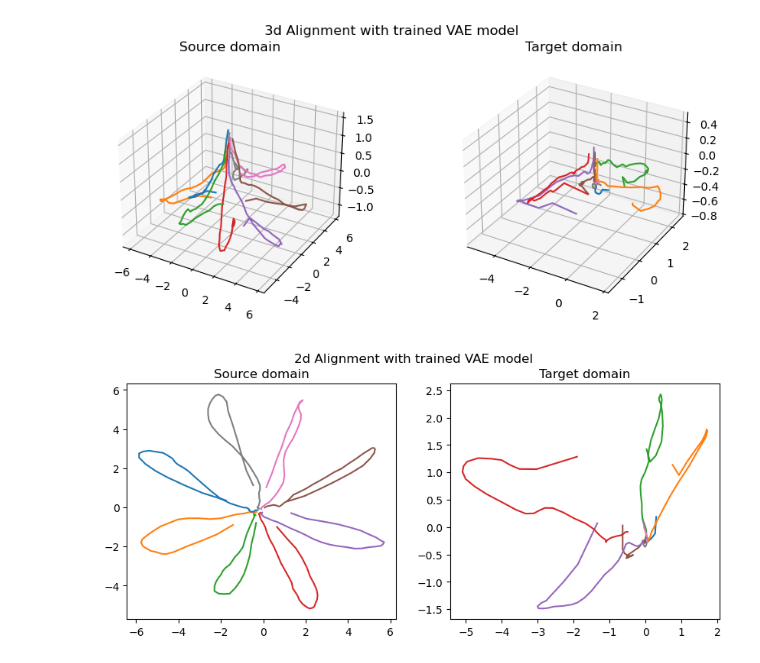
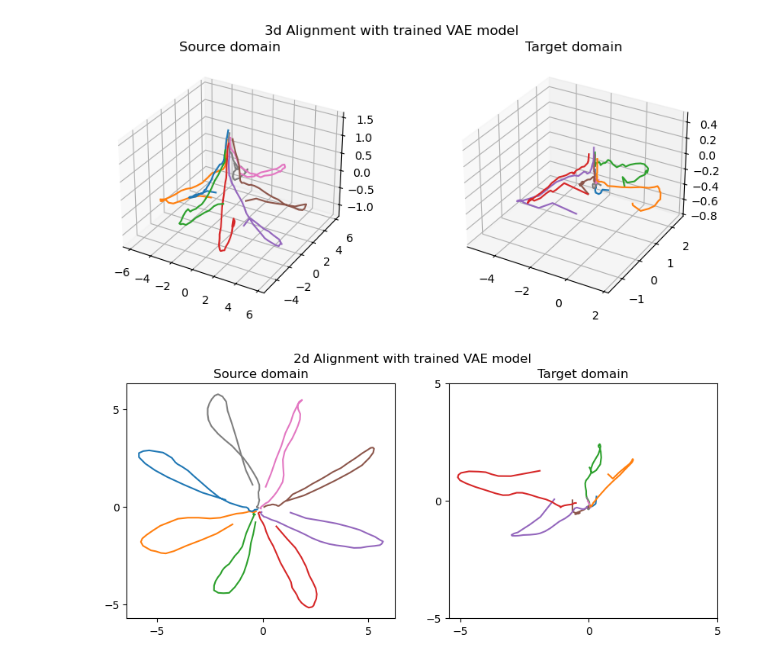
Before and after one commit to YueChen0628/ERDiff, a Jupyter notebook: ERDiff.ipynb, the cells around one changed output. Cells and saved outputs as stored; diff of their text form; code cells hidden in the pictures.

```diff
--- a/ERDiff.ipynb
+++ b/ERDiff.ipynb
@@ -579,26 +579,30 @@ fp.close()
 # %%
 colors = ['C0', 'C1', 'C2', 'C3', 'C4', 'C5', 'C6', 'C7']
 
 fig = plt.figure(figsize=(10, 4))
 plt.suptitle("2d Alignment with trained VAE model")
 ax1 = fig.add_subplot(121)
 ax1.set_title("Source domain")
 for key in train_dir_dict.keys(): # direction
     direction = int(key)
     trials = train_dir_dict[key]
     trajectory = np.mean(train_latents_show[trials, :, :], axis=0)
     ax1.plot(trajectory[:, 0], trajectory[:, 1], c=colors[direction])
+ax1.set_xticks([-5, 0, 5])
+ax1.set_yticks([-5, 0, 5])
 ax2 = fig.add_subplot(122)
 ax2.set_title("Target domain")
 for key in test_dir_dict.keys(): # direction
     direction = int(key)
     trials = test_dir_dict[key]
     trajectory = np.mean(test_latents_show[trials, :, :], axis=0)
     ax2.plot(trajectory[:, 0], trajectory[:, 1], c=colors[direction])
+ax2.set_xticks([-5, 0, 5])
+ax2.set_yticks([-5, 0, 5])
 plt.show()
 
 fp=open('plt_figs/2d_align.pkl','wb')
 pickle.dump(fig, fp)
 fp.close()
 # %% [output]
-[figure, old version]
+[figure, new version]
```
Also changed, not shown: 11 other files.
